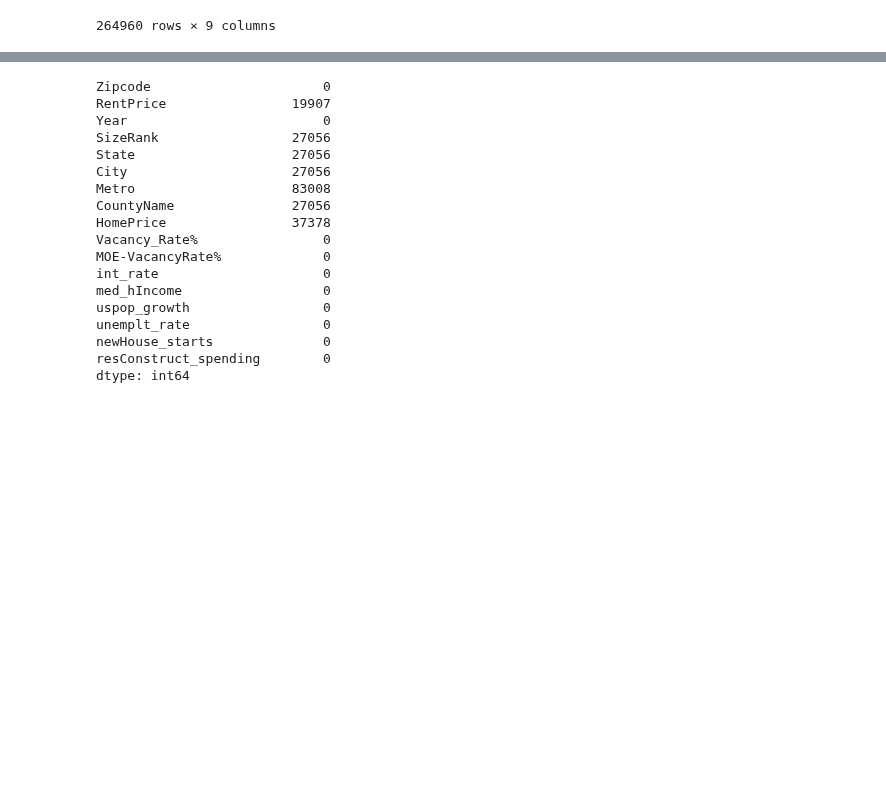
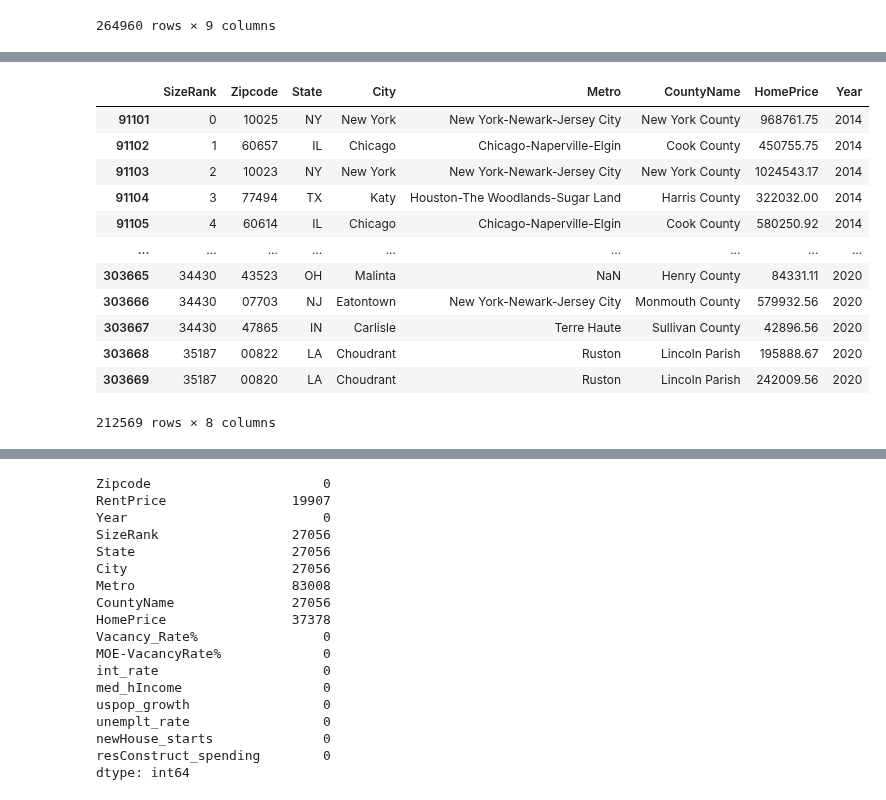
Before and after one commit to jjfrasca/Capstone_2, a Jupyter notebook: notebooks/3.0-jjf-data-wrangling-zipcodeMaster.ipynb, the cells around one changed output, grey strips where cells are left out. Cells and saved outputs as stored; diff of their text form; code cells hidden in the pictures; blank space fills up the shorter version.

```diff
--- a/notebooks/3.0-jjf-data-wrangling-zipcodeMaster.ipynb
+++ b/notebooks/3.0-jjf-data-wrangling-zipcodeMaster.ipynb
@@ -290,0 +399,16 @@ df_rent_merged_homes
+# %%
+df_homes_2014_2020
+# %% [output]
+|  | SizeRank | Zipcode | State | City | Metro | CountyName | HomePrice | Year |
+| 91101 | 0 | 10025 | NY | New York | New York-Newark-Jersey City | New York County | 968761.75 | 2014 |
+| 91102 | 1 | 60657 | IL | Chicago | Chicago-Naperville-Elgin | Cook County | 450755.75 | 2014 |
+| 91103 | 2 | 10023 | NY | New York | New York-Newark-Jersey City | New York County | 1024543.17 | 2014 |
+| 91104 | 3 | 77494 | TX | Katy | Houston-The Woodlands-Sugar Land | Harris County | 322032.00 | 2014 |
+| 91105 | 4 | 60614 | IL | Chicago | Chicago-Naperville-Elgin | Cook County | 580250.92 | 2014 |
+| ... | ... | ... | ... | ... | ... | ... | ... | ... |
+| 303665 | 34430 | 43523 | OH | Malinta | NaN | Henry County | 84331.11 | 2020 |
+| 303666 | 34430 | 07703 | NJ | Eatontown | New York-Newark-Jersey City | Monmouth County | 579932.56 | 2020 |
+| 303667 | 34430 | 47865 | IN | Carlisle | Terre Haute | Sullivan County | 42896.56 | 2020 |
+| 303668 | 35187 | 00822 | LA | Choudrant | Ruston | Lincoln Parish | 195888.67 | 2020 |
+| 303669 | 35187 | 00820 | LA | Choudrant | Ruston | Lincoln Parish | 242009.56 | 2020 |
+212569 rows × 8 columns
```
Also changed, not shown: parts of 32 cells of this notebook, 1 other file.
